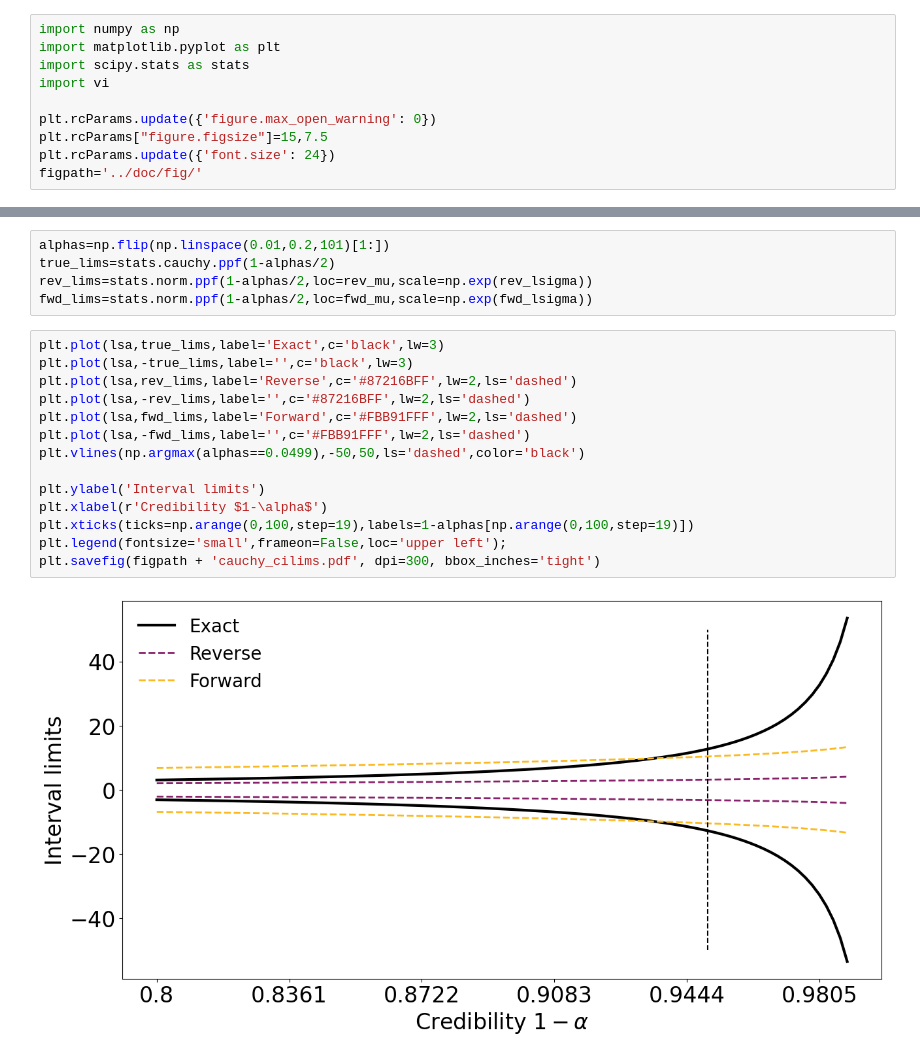
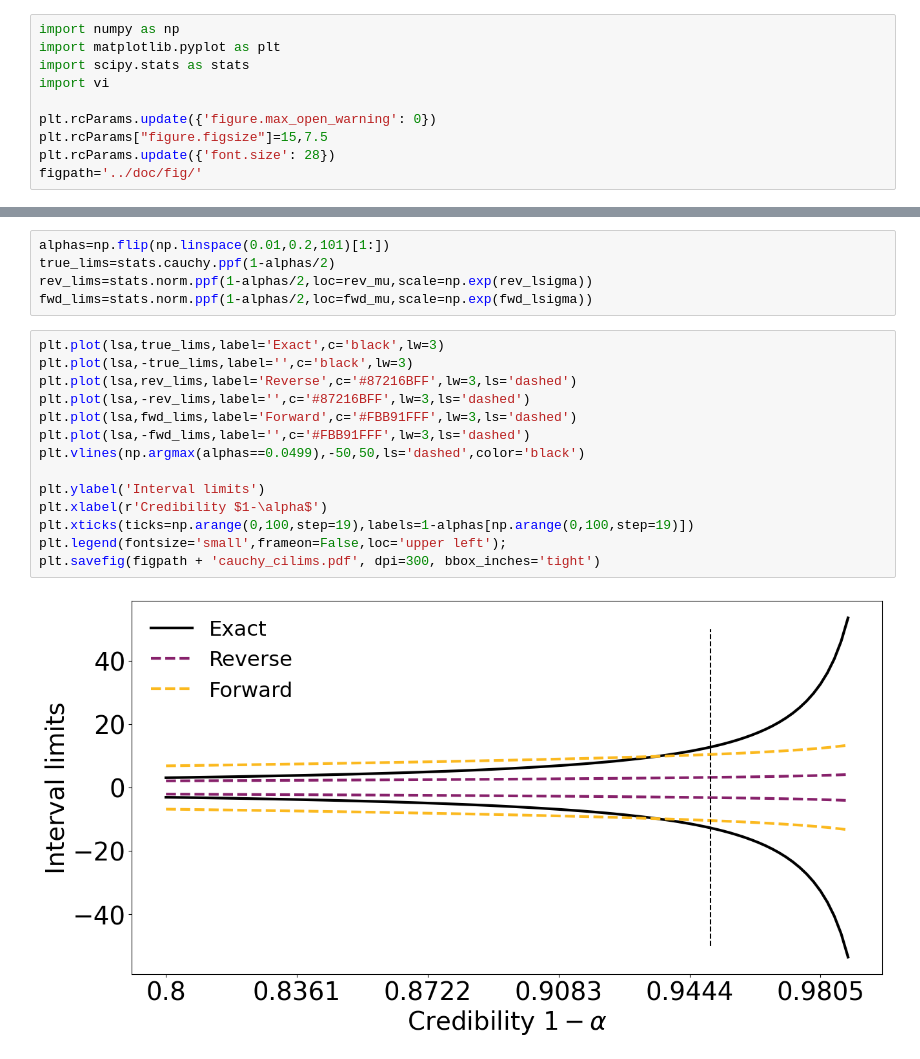
Before and after one commit to giankdiluvi/vi-ci-calibration, a Jupyter notebook: src/cauchy.ipynb, the cells around one changed output, grey strips where cells are left out. Cells and saved outputs as stored; diff of their text form.

```diff
--- a/src/cauchy.ipynb
+++ b/src/cauchy.ipynb
@@ -15,7 +15,7 @@ import vi
 
 plt.rcParams.update({'figure.max_open_warning': 0})
 plt.rcParams["figure.figsize"]=15,7.5
-plt.rcParams.update({'font.size': 24})
+plt.rcParams.update({'font.size': 28})
 figpath='../doc/fig/'
 # %%
 ##########################
@@ -152,19 +152,19 @@ fwd_lims=stats.norm.ppf(1-alphas/2,loc=fwd_mu,scale=np.exp(fwd_lsigma))
 # %%
 plt.plot(lsa,true_lims,label='Exact',c='black',lw=3)
 plt.plot(lsa,-true_lims,label='',c='black',lw=3)
-plt.plot(lsa,rev_lims,label='Reverse',c='#87216BFF',lw=2,ls='dashed')
-plt.plot(lsa,-rev_lims,label='',c='#87216BFF',lw=2,ls='dashed')
-plt.plot(lsa,fwd_lims,label='Forward',c='#FBB91FFF',lw=2,ls='dashed')
-plt.plot(lsa,-fwd_lims,label='',c='#FBB91FFF',lw=2,ls='dashed')
+plt.plot(lsa,rev_lims,label='Reverse',c='#87216BFF',lw=3,ls='dashed')
+plt.plot(lsa,-rev_lims,label='',c='#87216BFF',lw=3,ls='dashed')
+plt.plot(lsa,fwd_lims,label='Forward',c='#FBB91FFF',lw=3,ls='dashed')
+plt.plot(lsa,-fwd_lims,label='',c='#FBB91FFF',lw=3,ls='dashed')
 plt.vlines(np.argmax(alphas==0.0499),-50,50,ls='dashed',color='black')
 
 plt.ylabel('Interval limits')
 plt.xlabel(r'Credibility $1-\alpha$')
 plt.xticks(ticks=np.arange(0,100,step=19),labels=1-alphas[np.arange(0,100,step=19)])
 plt.legend(fontsize='small',frameon=False,loc='upper left');
 plt.savefig(figpath + 'cauchy_cilims.pdf', dpi=300, bbox_inches='tight')
 # %% [output]
-[figure, old version]
+[figure, new version]
 # %%
 plt.plot(lsa,1-alphas[lsa],label='Exact',lw=3,color='black')
 plt.plot(lsa,1-2*stats.cauchy.sf(rev_lims),label='Reverse',lw=3,color='#87216BFF',ls='dashed')
```
Also changed, not shown: parts of 4 cells of this notebook.
